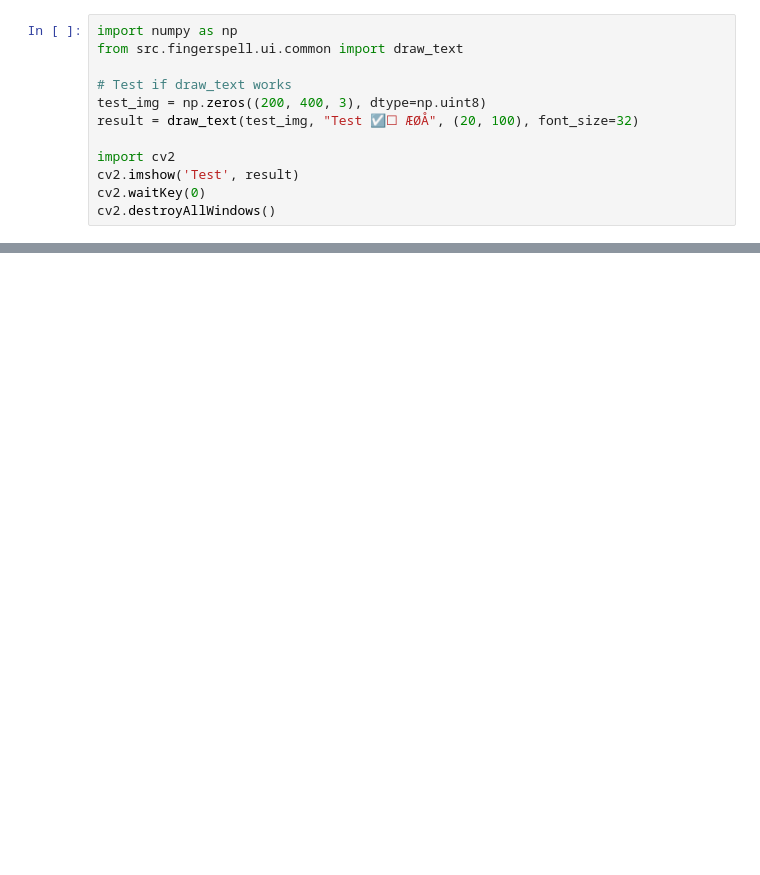
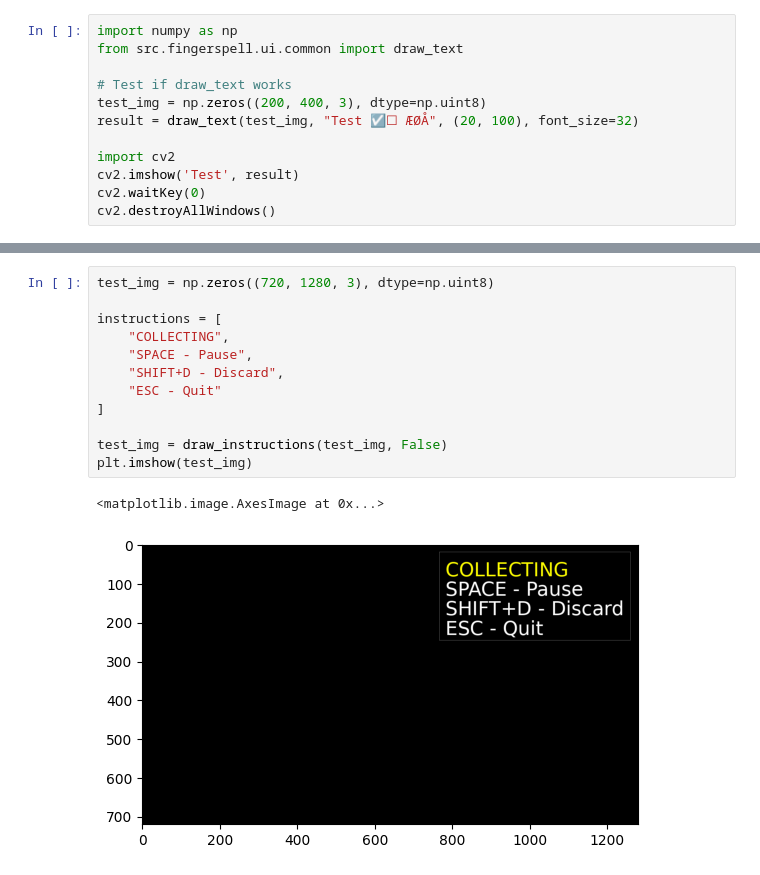
Before and after one commit to txoof/fingerspell, a Jupyter notebook: notebooks/user_training.ipynb, the cells around one changed output, grey strips where cells are left out. Cells and saved outputs as stored; diff of their text form; blank space fills up the shorter version.

```diff
--- a/notebooks/user_training.ipynb
+++ b/notebooks/user_training.ipynb
@@ -88,0 +68,15 @@ cv2.destroyAllWindows()
+# %%
+test_img = np.zeros((720, 1280, 3), dtype=np.uint8)
+
+instructions = [
+    "COLLECTING",
+    "SPACE - Pause",
+    "SHIFT+D - Discard",
+    "ESC - Quit"
+]
+
+test_img = draw_instructions(test_img, False)
+plt.imshow(test_img)
+# %% [output]
+<matplotlib.image.AxesImage at 0x...>
+[figure, added]
```
Also changed, not shown: parts of 5 cells of this notebook.
